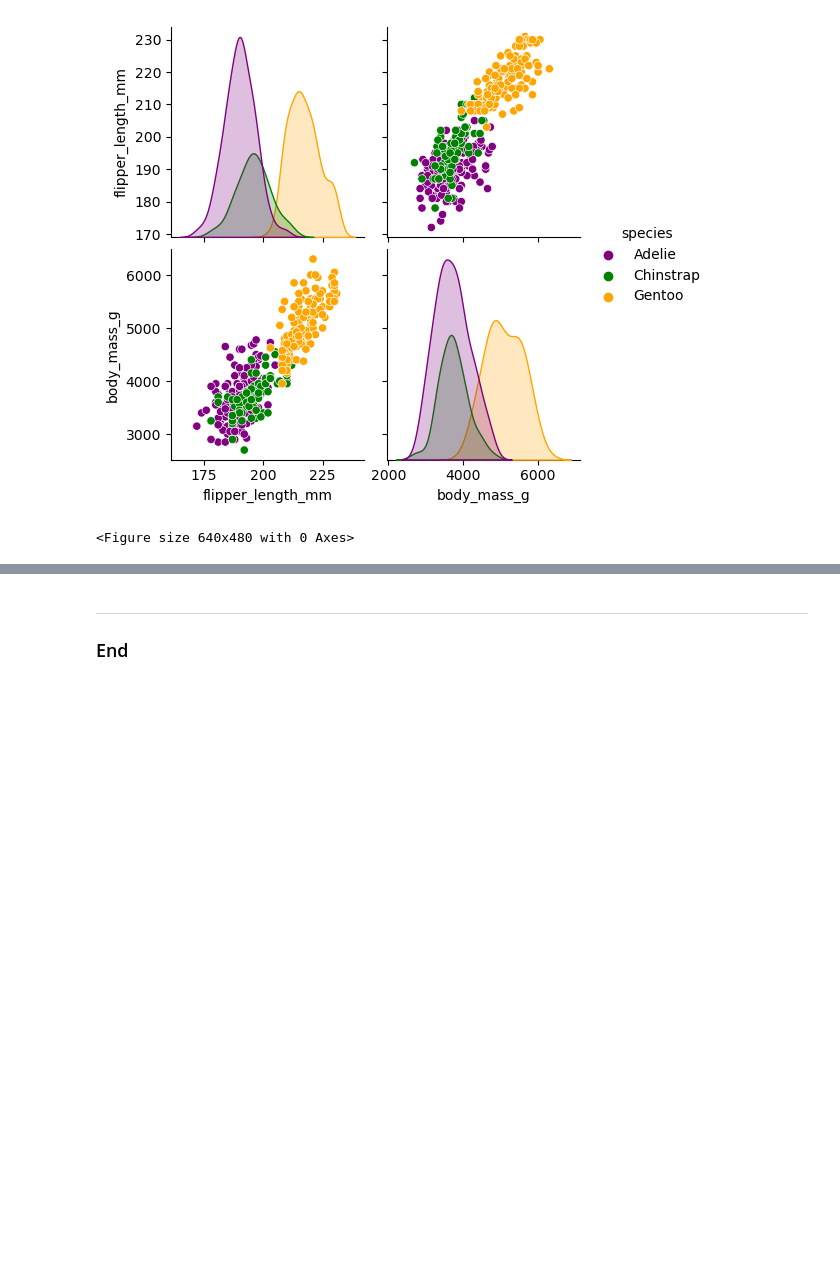
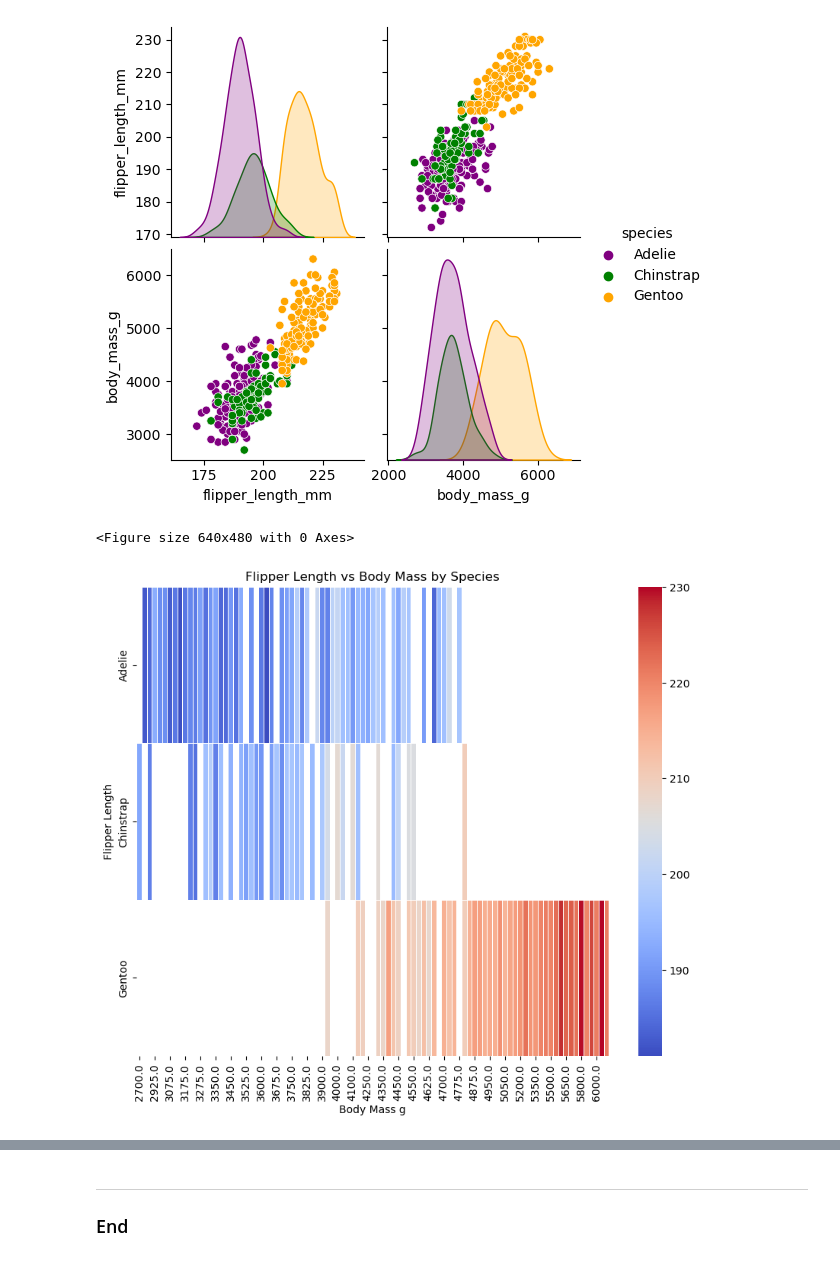
Before and after one commit to Grainne10/myproject, a Jupyter notebook: penguins.ipynb, the cells around one changed output, grey strips where cells are left out. Cells and saved outputs as stored; diff of their text form; code cells hidden in the pictures; blank space fills up the shorter version.

```diff
--- a/penguins.ipynb
+++ b/penguins.ipynb
@@ -372,3 +411,13 @@ plt.savefig("Pairplot Flipper length vs Body mass")
 # %% [output]
 [figure]
 <Figure size 640x480 with 0 Axes>
+# %%
+# Create a heatmap
+plt.figure(figsize=(10, 8))
+sns.heatmap(data=df.pivot_table(index='species', columns='body_mass_g', values='flipper_length_mm'), cmap='coolwarm', linewidths=.5)
+plt.title('Flipper Length vs Body Mass by Species')
+plt.xlabel('Body Mass g')
+plt.ylabel('Flipper Length')
+plt.show()
+# %% [output]
+[figure, added]
```
Also changed, not shown: parts of 8 cells of this notebook, 3 other files.
